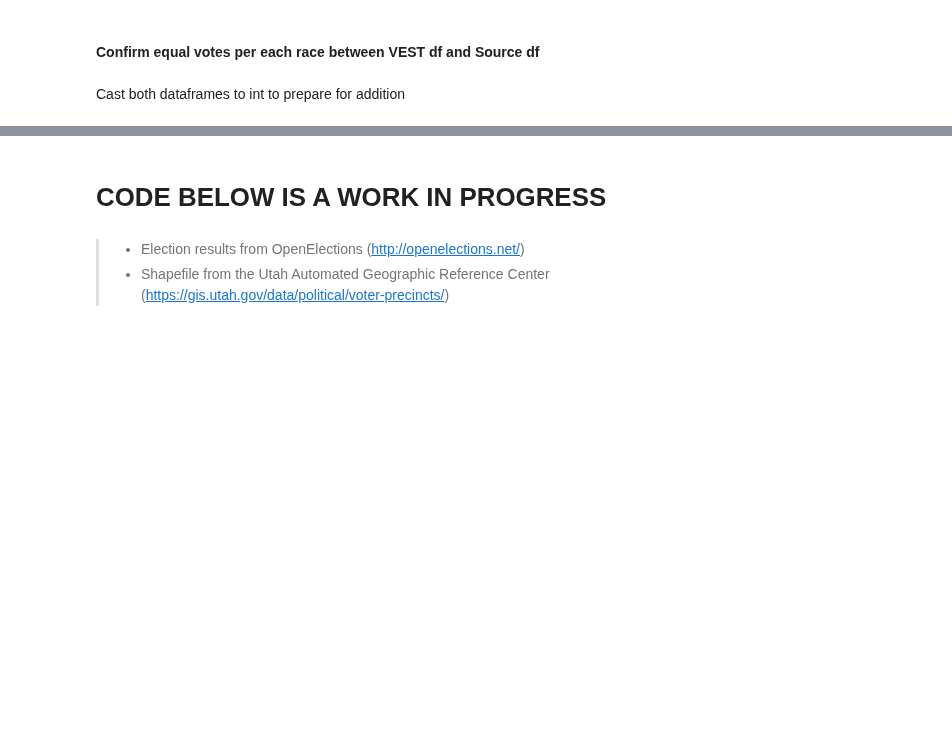
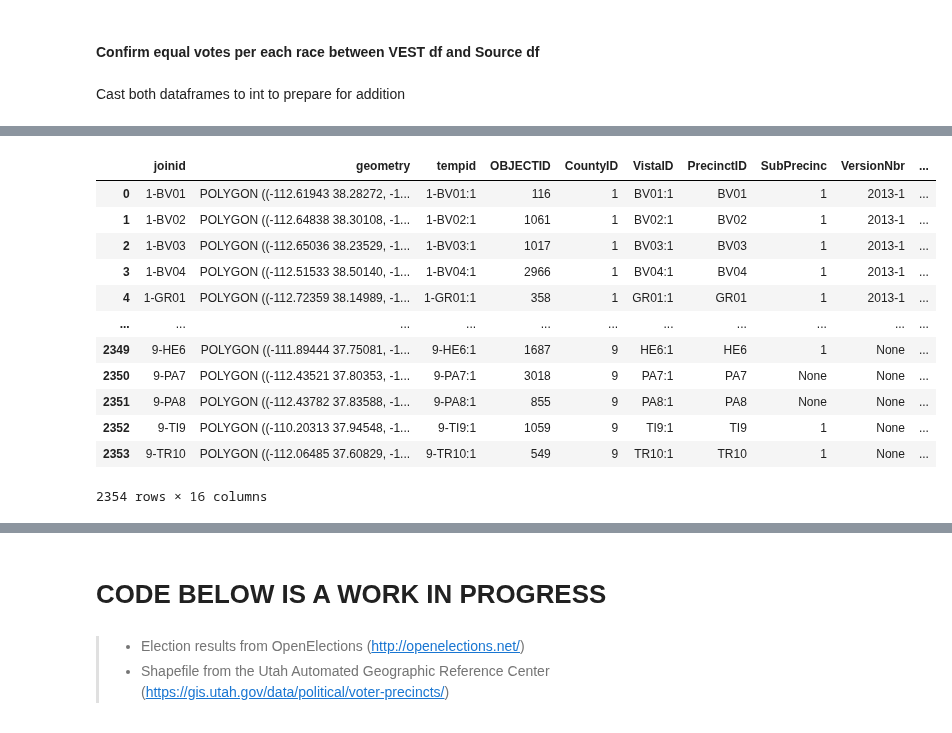
Before and after one commit to nonpartisan-redistricting-datahub/pdv-ut, a Jupyter notebook: vest-ut-2018/VEST-UT-2018-clean.ipynb, the cells around one changed output, grey strips where cells are left out. Drawn from its saved outputs; the diff is of its cells as text; code cells hidden in the pictures; blank space fills up the shorter version.

```diff
--- a/vest-ut-2018/VEST-UT-2018-clean.ipynb
+++ b/vest-ut-2018/VEST-UT-2018-clean.ipynb
@@ -685,0 +1580,22 @@ All other races in all counties are equal
+# %%
+shape_id_changes_dict = pd.read_csv("./master.csv")
+shape_id_changes_dict = dict(zip(shape_id_changes_dict["source"],shape_id_changes_dict["vest"]))
+
+ut_geo_dissolved["joinid"] = ut_geo_dissolved["tempid"].map(shape_id_changes_dict).fillna(ut_geo_dissolved["tempid"])
+ut_geo_final = ut_geo_dissolved.dissolve(by='joinid')
+ut_geo_final.reset_index(drop=False,inplace=True)
+display(ut_geo_final)
+# %% [output]
+|  | joinid | geometry | tempid | OBJECTID | CountyID | VistaID | PrecinctID | SubPrecinc | VersionNbr | ... |
+| 0 | 1-BV01 | POLYGON ((-112.61943 38.28272, -1... | 1-BV01:1 | 116 | 1 | BV01:1 | BV01 | 1 | 2013-1 | ... |
+| 1 | 1-BV02 | POLYGON ((-112.64838 38.30108, -1... | 1-BV02:1 | 1061 | 1 | BV02:1 | BV02 | 1 | 2013-1 | ... |
+| 2 | 1-BV03 | POLYGON ((-112.65036 38.23529, -1... | 1-BV03:1 | 1017 | 1 | BV03:1 | BV03 | 1 | 2013-1 | ... |
+| 3 | 1-BV04 | POLYGON ((-112.51533 38.50140, -1... | 1-BV04:1 | 2966 | 1 | BV04:1 | BV04 | 1 | 2013-1 | ... |
+| 4 | 1-GR01 | POLYGON ((-112.72359 38.14989, -1... | 1-GR01:1 | 358 | 1 | GR01:1 | GR01 | 1 | 2013-1 | ... |
+| ... | ... | ... | ... | ... | ... | ... | ... | ... | ... | ... |
+| 2349 | 9-HE6 | POLYGON ((-111.89444 37.75081, -1... | 9-HE6:1 | 1687 | 9 | HE6:1 | HE6 | 1 | None | ... |
+| 2350 | 9-PA7 | POLYGON ((-112.43521 37.80353, -1... | 9-PA7:1 | 3018 | 9 | PA7:1 | PA7 | None | None | ... |
+| 2351 | 9-PA8 | POLYGON ((-112.43782 37.83588, -1... | 9-PA8:1 | 855 | 9 | PA8:1 | PA8 | None | None | ... |
+| 2352 | 9-TI9 | POLYGON ((-110.20313 37.94548, -1... | 9-TI9:1 | 1059 | 9 | TI9:1 | TI9 | 1 | None | ... |
+| 2353 | 9-TR10 | POLYGON ((-112.06485 37.60829, -1... | 9-TR10:1 | 549 | 9 | TR10:1 | TR10 | 1 | None | ... |
+2354 rows × 16 columns
```
Also changed, not shown: parts of 50 cells of this notebook.
